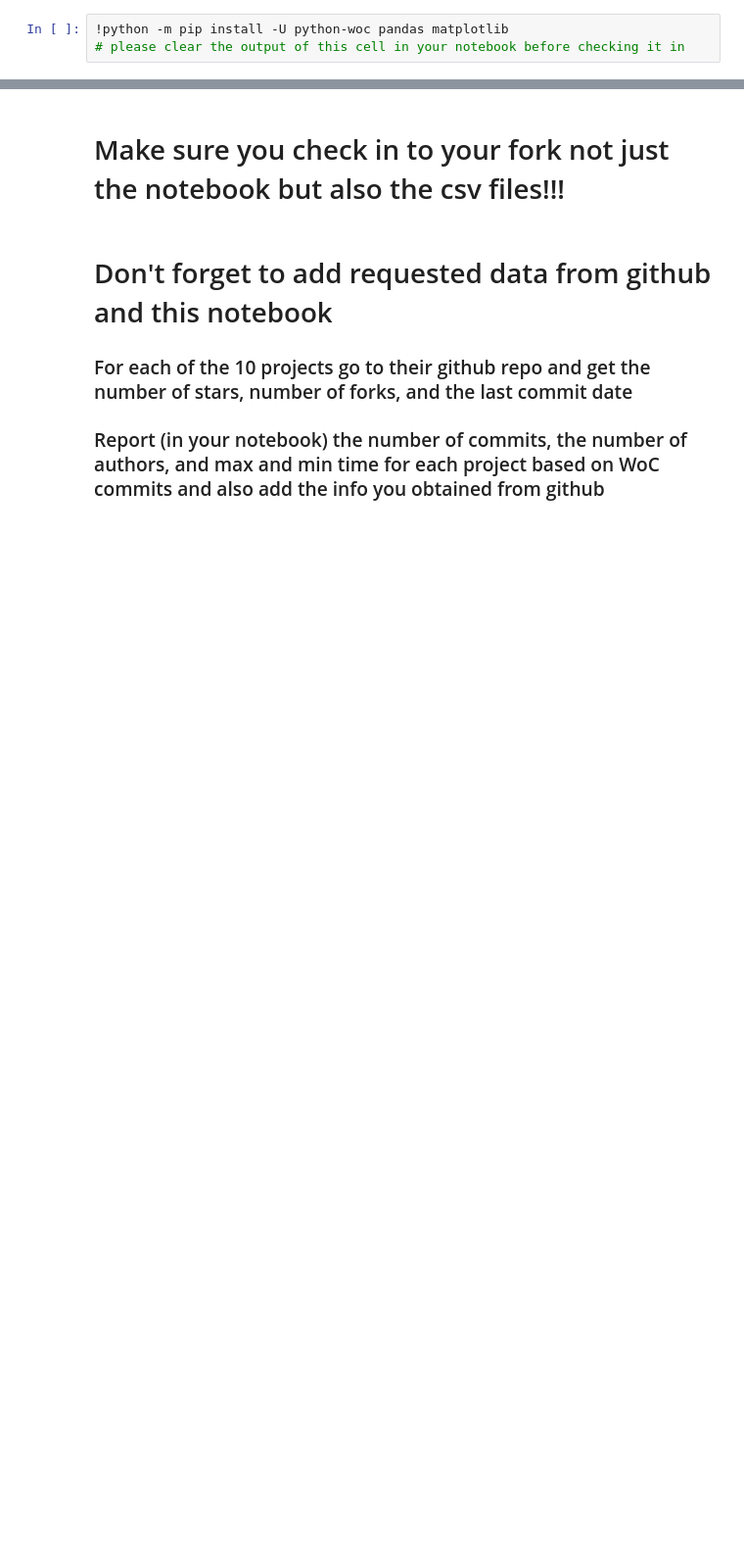
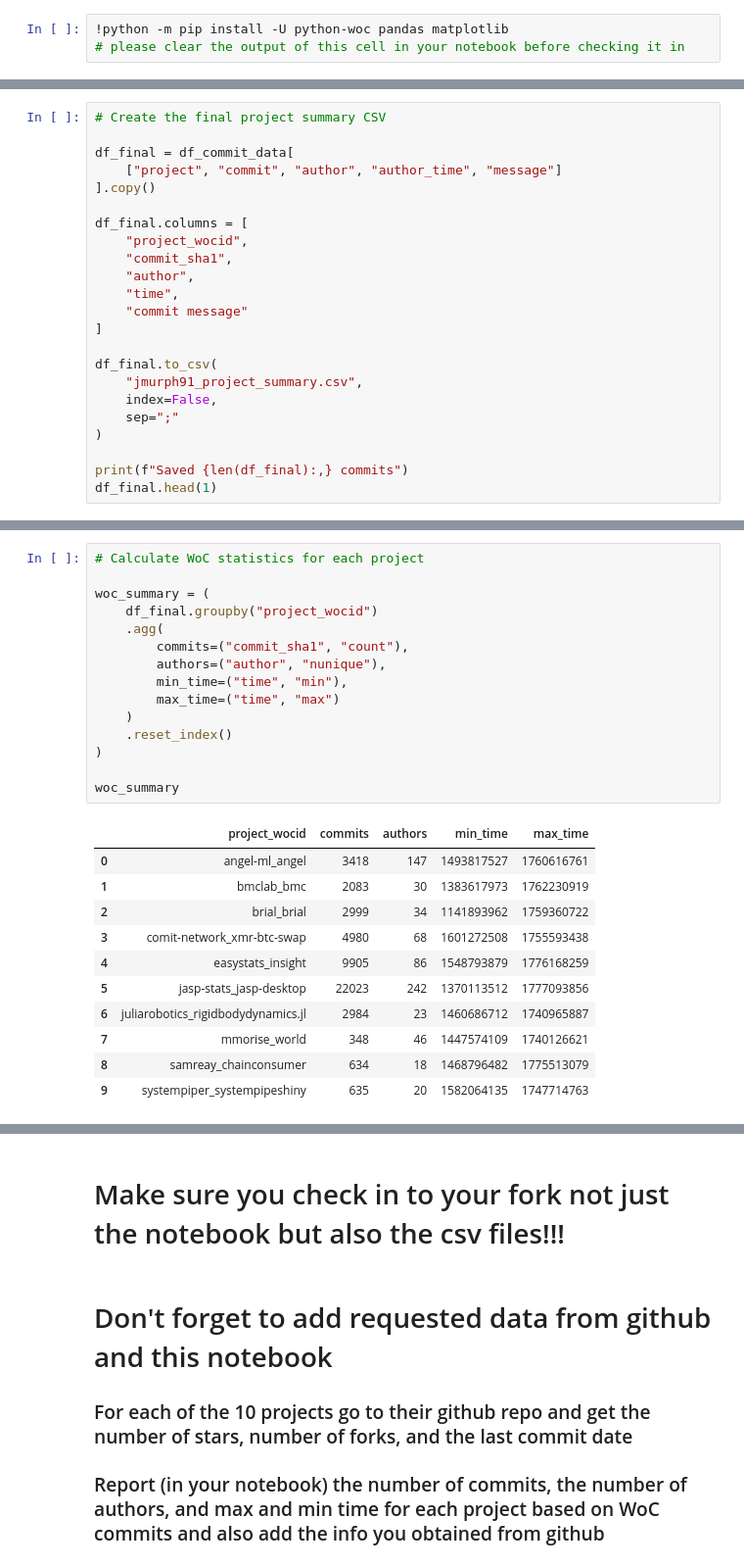
Before and after one commit to Jackson-Murphy04/MiniProject2, a Jupyter notebook: jmurph91.ipynb, the cells around one changed output, grey strips where cells are left out. Shown at 98% size. Saved outputs shown, nothing was run; the diff lists cells and outputs as text; blank space fills up the shorter version.

```diff
--- a/jmurph91.ipynb
+++ b/jmurph91.ipynb
@@ -98,0 +173,23 @@ dfinf.to_csv(yournetid+'_project_summary.csv', index=False,sep=';', mode='a', he
+# %%
+# Create the final project summary CSV
+
+df_final = df_commit_data[
+    ["project", "commit", "author", "author_time", "message"]
+].copy()
+
+df_final.columns = [
+    "project_wocid",
+    "commit_sha1",
+    "author",
+    "time",
+    "commit message"
+]
+
+df_final.to_csv(
+    "jmurph91_project_summary.csv",
+    index=False,
+    sep=";"
+)
+
+print(f"Saved {len(df_final):,} commits")
+df_final.head(1)
@@ -98,0 +219,27 @@ dfinf.to_csv(yournetid+'_project_summary.csv', index=False,sep=';', mode='a', he
+# %%
+# Calculate WoC statistics for each project
+
+woc_summary = (
+    df_final.groupby("project_wocid")
+    .agg(
+        commits=("commit_sha1", "count"),
+        authors=("author", "nunique"),
+        min_time=("time", "min"),
+        max_time=("time", "max")
+    )
+    .reset_index()
+)
+
+woc_summary
+# %% [output]
+|  | project_wocid | commits | authors | min_time | max_time |
+| 0 | angel-ml_angel | 3418 | 147 | 1493817527 | 1760616761 |
+| 1 | bmclab_bmc | 2083 | 30 | 1383617973 | 1762230919 |
+| 2 | brial_brial | 2999 | 34 | 1141893962 | 1759360722 |
+| 3 | comit-network_xmr-btc-swap | 4980 | 68 | 1601272508 | 1755593438 |
+| 4 | easystats_insight | 9905 | 86 | 1548793879 | 1776168259 |
+| 5 | jasp-stats_jasp-desktop | 22023 | 242 | 1370113512 | 1777093856 |
+| 6 | juliarobotics_rigidbodydynamics.jl | 2984 | 23 | 1460686712 | 1740965887 |
+| 7 | mmorise_world | 348 | 46 | 1447574109 | 1740126621 |
+| 8 | samreay_chainconsumer | 634 | 18 | 1468796482 | 1775513079 |
+| 9 | systempiper_systempipeshiny | 635 | 20 | 1582064135 | 1747714763 |
```
Also changed, not shown: parts of 13 cells of this notebook.
